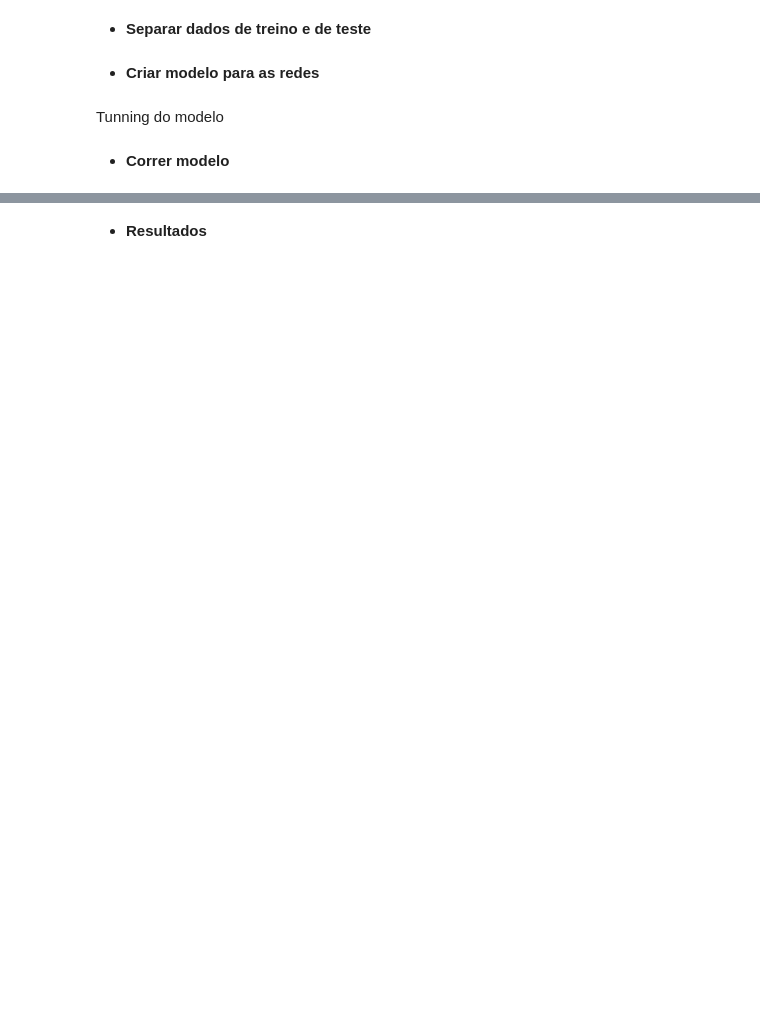
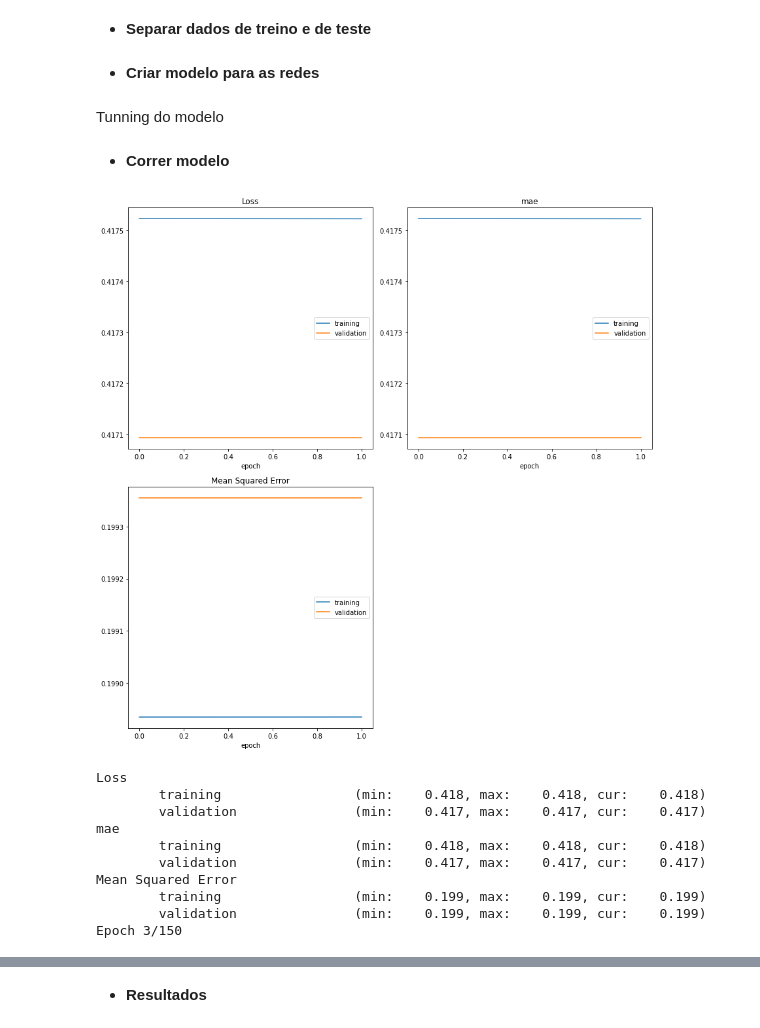
Before and after one commit to simaocunha71/machine_learning-daa, a Jupyter notebook: tarefa_grupo.ipynb, the cells around one changed output, grey strips where cells are left out. Cells and saved outputs as stored; diff of their text form; code cells hidden in the pictures; blank space fills up the shorter version.

```diff
--- a/tarefa_grupo.ipynb
+++ b/tarefa_grupo.ipynb
@@ -449,6 +557,23 @@ TUNING_DICT = {
 }
 # %% [markdown]
 * **Correr modelo**
+# %%
+from livelossplot import PlotLossesKerasTF
+model.fit(x_train, y_train, epochs=150,
+                   validation_data=(x_test, y_test), batch_size = 50,
+                   callbacks=[PlotLossesKerasTF()], verbose=1)
+# %% [output]
+[figure, added]
+Loss
+        training                 (min:    0.418, max:    0.418, cur:    0.418)
+        validation               (min:    0.417, max:    0.417, cur:    0.417)
+mae
+        training                 (min:    0.418, max:    0.418, cur:    0.418)
+        validation               (min:    0.417, max:    0.417, cur:    0.417)
+Mean Squared Error
+        training                 (min:    0.199, max:    0.199, cur:    0.199)
+        validation               (min:    0.199, max:    0.199, cur:    0.199)
+Epoch 3/150
 # %%
 #kf = KFold(n_splits=5, shuffle=True, random_state=RANDOM_SEED)
 #
```
Also changed, not shown: parts of 32 cells of this notebook.
